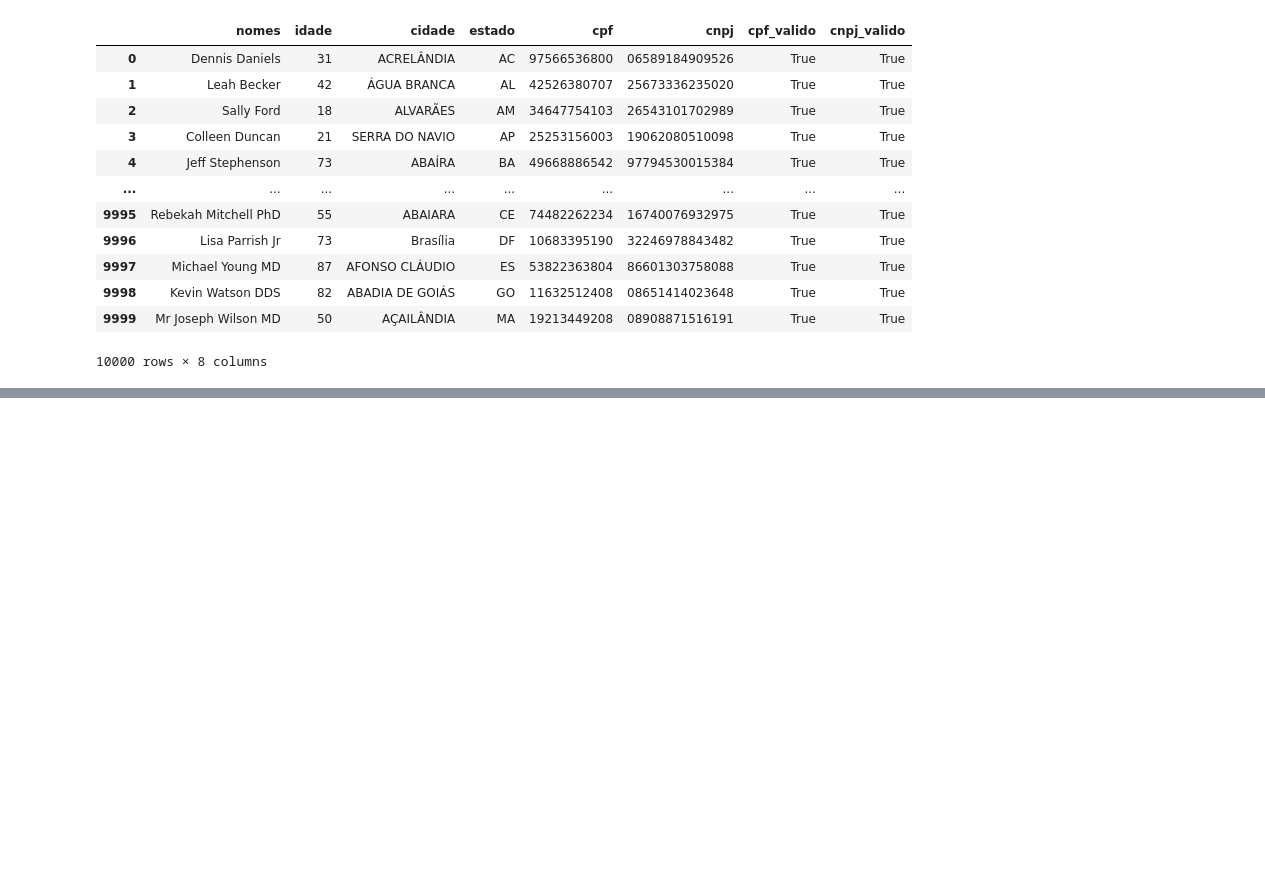
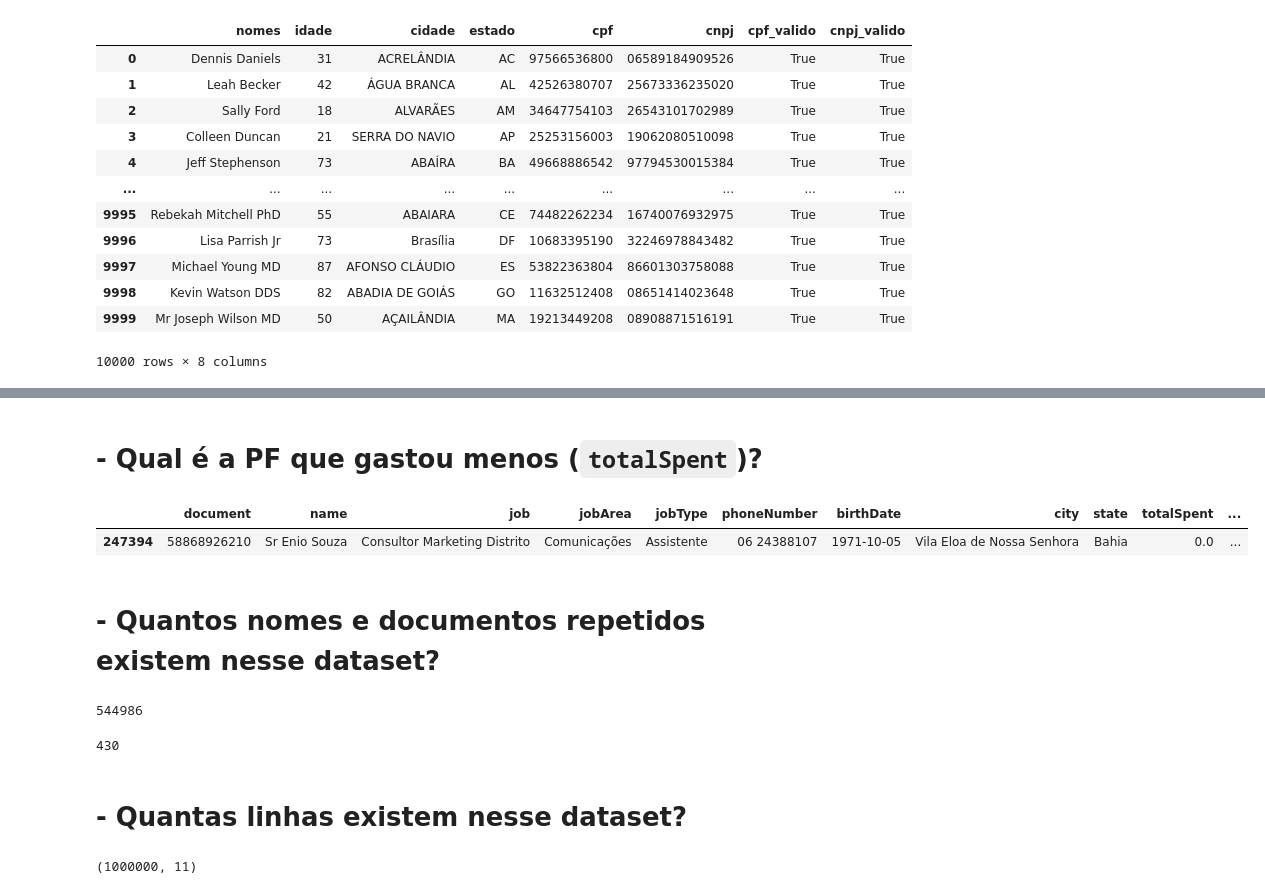
Before and after one commit to carlosed2/talent-data-analyst-lv4, a Jupyter notebook: DataAnalytics_test.ipynb, the cells around one changed output, grey strips where cells are left out. Saved outputs shown, nothing was run; the diff lists cells and outputs as text; code cells hidden in the pictures; blank space fills up the shorter version.

```diff
--- a/DataAnalytics_test.ipynb
+++ b/DataAnalytics_test.ipynb
@@ -237,0 +348,23 @@ O arquivo fonte está disponível em `https://st-it-cloud-public.s3.amazonaws.co
+# %% [markdown]
+# - Qual é a PF que gastou menos (`totalSpent`)?
+# %%
+df[df['TipoPessoa'] == 'PF'].nsmallest(1,'totalSpent')
+# %% [output]
+|  | document | name | job | jobArea | jobType | phoneNumber | birthDate | city | state | totalSpent | ... |
+| 247394 | 58868926210 | Sr Enio Souza | Consultor Marketing Distrito | Comunicações | Assistente | 06 24388107 | 1971-10-05 | Vila Eloa de Nossa Senhora | Bahia | 0.0 | ... |
+# %% [markdown]
+# - Quantos nomes e documentos repetidos existem nesse dataset?
+# %%
+df.duplicated(subset=['name'], keep='first').sum()
+# %% [output]
+544986
+# %%
+df.duplicated(subset=['document'], keep='first').sum()
+# %% [output]
+430
+# %% [markdown]
+# - Quantas linhas existem nesse dataset?
+# %%
+df.shape
+# %% [output]
+(1000000, 11)
```
Also changed, not shown: parts of 21 cells of this notebook, 1 other file.
